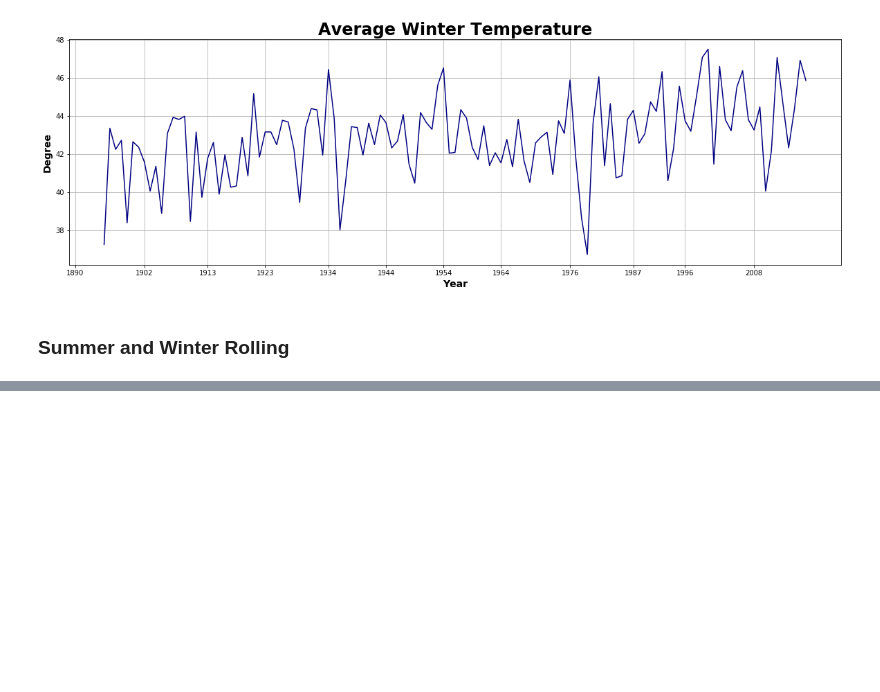
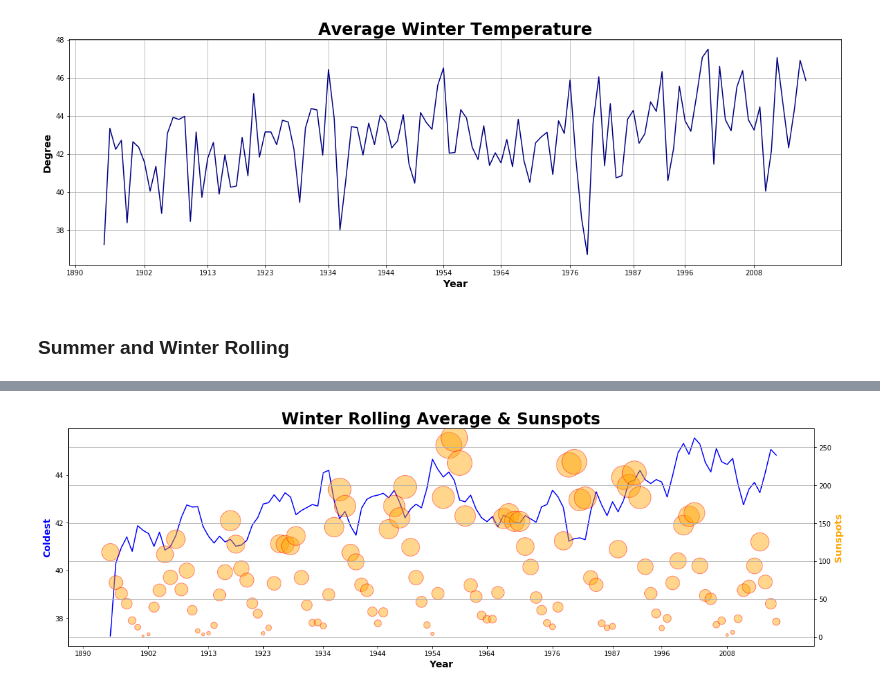
Before and after one commit to A-Grabish/solis-projectum, a Jupyter notebook: Final/Solis-Projectum-Data.Analysis.ipynb, the cells around one changed output, grey strips where cells are left out. Cells and saved outputs as stored; diff of their text form; code cells hidden in the pictures; blank space fills up the shorter version.

```diff
--- a/Final/Solis-Projectum-Data.Analysis.ipynb
+++ b/Final/Solis-Projectum-Data.Analysis.ipynb
@@ -220,0 +232,6 @@ plt.show()
+# %%
+sunspot_winter = sunspot_monthly[["Year", "Jan", "Feb", "Dec"]]
+sunspot_winter = sunspot_winter[sunspot_winter["Year"] != 2018]
+sunspot_winter = sunspot_winter.set_index("Year")
+sunspot_winter_mean = pd.DataFrame(sunspot_winter.mean(axis=1))
+sunspot_winter_mean.rename(index=str, columns={0:'Temp'}, inplace=True)
@@ -220,0 +259,21 @@ plt.show()
+# %%
+# Generate the Plot
+fig = plt.figure(figsize = (20,6))
+ax1 = fig.add_subplot(1, 1, 1)
+ax2 = ax1.twinx()
+
+ax1.set_title("Winter Rolling Average & Sunspots",fontdict = {'fontsize': 24, 'fontweight': 'bold'})
+ax1.set_xlabel("Year", fontdict = {'fontsize': 14, 'fontweight': 'bold'})
+ax1.set_ylabel("Coldest", fontdict = {'fontsize': 14, 'fontweight': 'bold'}, color = "blue")
+ax2.set_ylabel("Sunspots", fontdict = {'fontsize': 14, 'fontweight': 'bold'}, color = "orange")
+
+x_axis = dataset_year_range
+ax1.set_xticks(solar_minimum_years)
+ax1.plot(x_axis, temp_min_winter_rolling_mean, color='blue')
+ax2.scatter(x_axis, sunspot_winter_mean, color='orange', edgecolors='red', s=(sunspot_winter_mean*6), alpha=.45)
+
+plt.savefig(plots_file_name+"Winter.Rolling.Average_Sunspots.png")
+plt.grid(True)
+plt.show()
+# %% [output]
+[figure, added]
```
Also changed, not shown: parts of 13 cells of this notebook, 6 other files.
